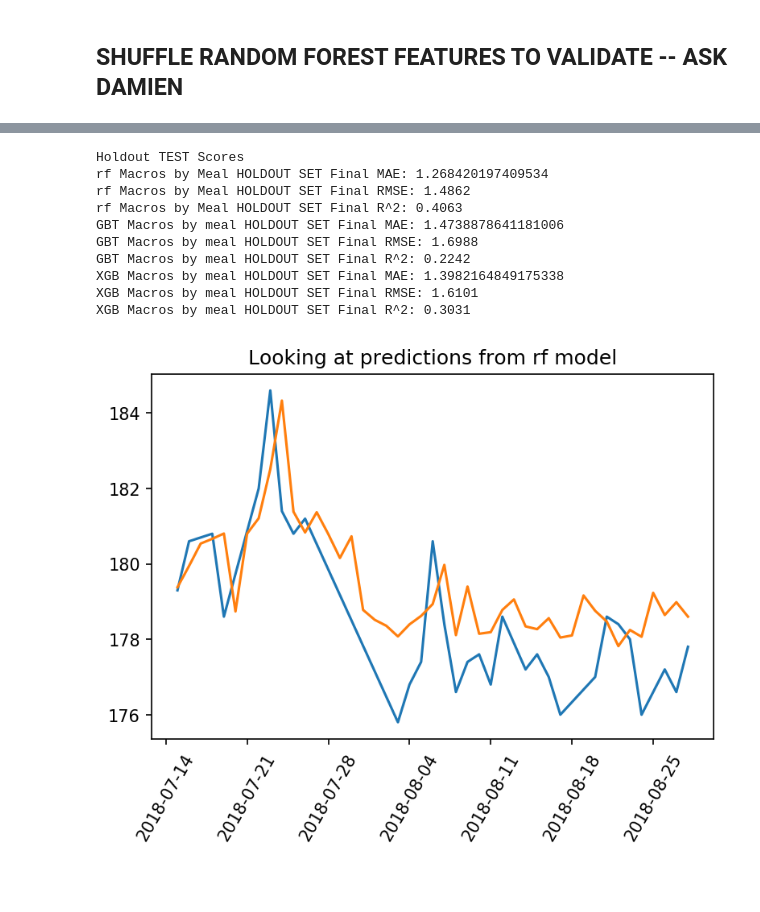
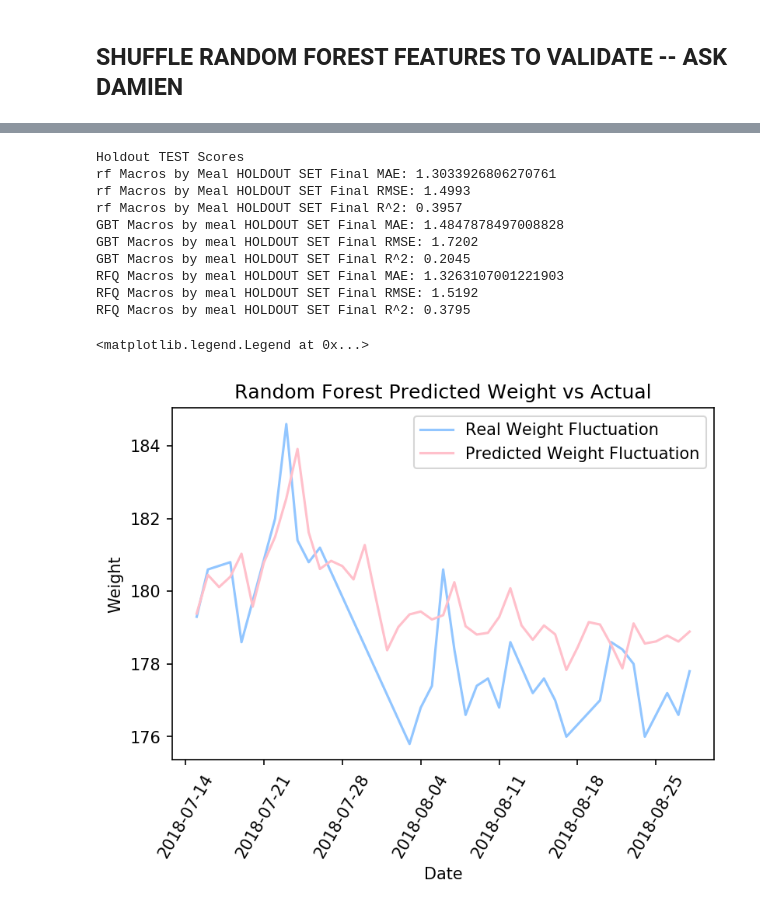
Before and after one commit to brendenrossin/Project_Kojak, a Jupyter notebook: Time_Series_Analysis_Official_Prophet.ipynb, the cells around one changed output, grey strips where cells are left out. Saved outputs shown, nothing was run; the diff lists cells and outputs as text; code cells hidden in the pictures; blank space fills up the shorter version.

```diff
--- a/Time_Series_Analysis_Official_Prophet.ipynb
+++ b/Time_Series_Analysis_Official_Prophet.ipynb
@@ -19,10 +19,12 @@ from sklearn.linear_model import LinearRegression
 from sklearn.svm import SVR
 from sklearn.tree import DecisionTreeRegressor
 from sklearn.ensemble import RandomForestRegressor, GradientBoostingRegressor
+from skgarden import RandomForestQuantileRegressor
 from sklearn.dummy import DummyRegressor
+from sklearn.gaussian_process import GaussianProcessRegressor
 
 from sklearn.model_selection import learning_curve
 import matplotlib.style as style
-
 %matplotlib inline
+plt.style.use('seaborn-pastel')
 %load_ext line_profiler
@@ -855,14 +854,22 @@ tscv = TimeSeriesSplit(n_splits=6)
 print(tscv)
 
 models = [('Linear Regresion', LinearRegression),
+          ('Gaussian Process', GaussianProcessRegressor),
           ('SVR', SVR),
           ('Decision Tree', DecisionTreeRegressor),
           ('Random Forest', RandomForestRegressor),
-          ('Gradient Boosted Trees', GradientBoostingRegressor)
+          ('Gradient Boosted Trees', GradientBoostingRegressor),
+          ('Random Forest Quantile Regressor', RandomForestQuantileRegressor)
          ]
 
 param_choices = [
     {},
+    {
+        'normalize_y' : ['True'],
+        'n_restarts_optimizer': [0,1],
+        'alpha' : [1e-10, 1e-5, 1e-2, 1e-1]
+
+    },
     {
         'C': np.linspace(0.1,100,101)
     },
@@ -879,7 +886,13 @@ param_choices = [
         'n_estimators': [50, 100, 200],
         'max_depth': [1,2,3,4,5],
         'min_samples_leaf': [3,6,10]
+    },
+    {
+        'n_estimators': [50, 100, 200],
+        'max_depth': [1,2,3,4,5],
+        'min_samples_leaf': [3,6,10]
     }
+
 ]
 
 grids = {}
@@ -1497,8 +1605,8 @@ HOLDOUT_y = holdout_df.loc[HOLDOUT_X.index, 'Weight']
 
 #X_holdout_scaled = pd.DataFrame(ssX.transform(HOLDOUT_X), columns = HOLDOUT_X.columns)
 
-models = [rf_by_meal, gbt_by_meal, xgb_by_meal]
-names = ['rf Macros by Meal', 'GBT Macros by meal', 'XGB Macros by meal']
+models = [rf_by_meal, gbt_by_meal, rfq_by_meal]
+names = ['rf Macros by Meal', 'GBT Macros by meal', 'RFQ Macros by meal']
 
 print(f'Holdout TEST Scores')
 
@@ -1516,25 +1624,30 @@ for model, name in zip(models, names):
     print(f'{name} HOLDOUT SET Final R^2: {holdout_r2_score}')
 # %% [output]
 Holdout TEST Scores
-rf Macros by Meal HOLDOUT SET Final MAE: 1.268420197409534
-rf Macros by Meal HOLDOUT SET Final RMSE: 1.4862
-rf Macros by Meal HOLDOUT SET Final R^2: 0.4063
-GBT Macros by meal HOLDOUT SET Final MAE: 1.4738878641181006
-GBT Macros by meal HOLDOUT SET Final RMSE: 1.6988
-GBT Macros by meal HOLDOUT SET Final R^2: 0.2242
-XGB Macros by meal HOLDOUT SET Final MAE: 1.3982164849175338
-XGB Macros by meal HOLDOUT SET Final RMSE: 1.6101
-XGB Macros by meal HOLDOUT SET Final R^2: 0.3031
+rf Macros by Meal HOLDOUT SET Final MAE: 1.3033926806270761
+rf Macros by Meal HOLDOUT SET Final RMSE: 1.4993
+rf Macros by Meal HOLDOUT SET Final R^2: 0.3957
+GBT Macros by meal HOLDOUT SET Final MAE: 1.4847878497008828
+GBT Macros by meal HOLDOUT SET Final RMSE: 1.7202
+GBT Macros by meal HOLDOUT SET Final R^2: 0.2045
+RFQ Macros by meal HOLDOUT SET Final MAE: 1.3263107001221903
+RFQ Macros by meal HOLDOUT SET Final RMSE: 1.5192
+RFQ Macros by meal HOLDOUT SET Final R^2: 0.3795
 # %%
-HOLDOUT_y_pred_meal = rf_by_meal.predict(HOLDOUT_X)
+HOLDOUT_y_pred_meal = gbt_by_meal.predict(HOLDOUT_X)
 # %%
 plt.figure(dpi=150)
-plt.plot(HOLDOUT_X.index, HOLDOUT_y)
-plt.plot(HOLDOUT_X.index, HOLDOUT_y_pred_meal)
-plt.title("Looking at predictions from rf model")
-plt.xticks(rotation=60);
+plt.plot(HOLDOUT_X.index, HOLDOUT_y, label='Real Weight Fluctuation')
+plt.plot(HOLDOUT_X.index, HOLDOUT_y_pred_meal, label='Predicted Weight Fluctuation', color='pink')
+plt.title("Random Forest Predicted Weight vs Actual")
+plt.xticks(rotation=60)
+plt.xlabel('Date')
+plt.ylabel('Weight')
+plt.legend()
+#plt.savefig('/Users/brendenrossin/github/Project_Kojak/RF_Forecast.png', format='png', dpi=1000, bbox_inches="tight");
 # %% [output]
+<matplotlib.legend.Legend at 0x...>
-[figure, old version]
+[figure, new version]
 # %%
 plt.figure(dpi=250)
 plt.plot(HOLDOUT_y,color='blue',label='Real Weight Fluctuation')
```
Also changed, not shown: parts of 74 cells of this notebook.
